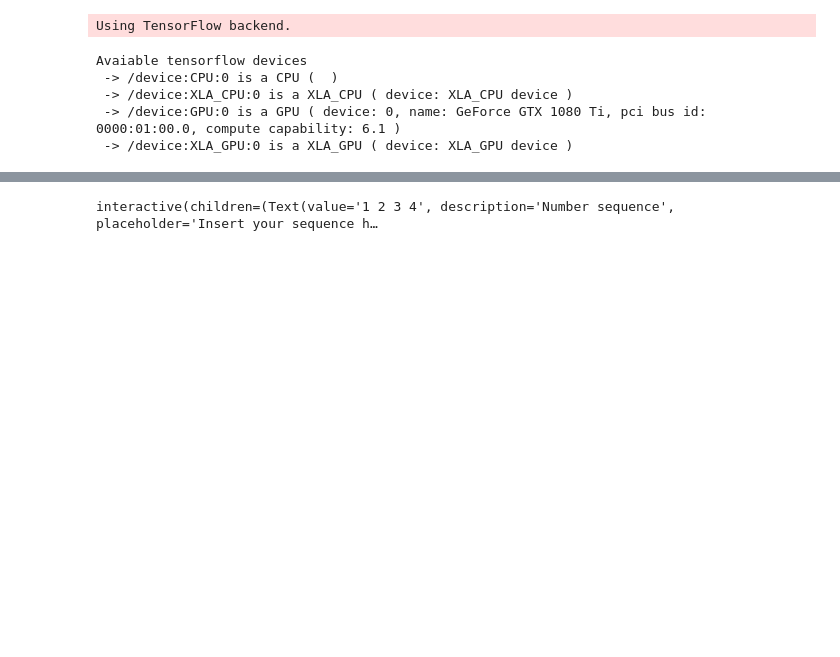
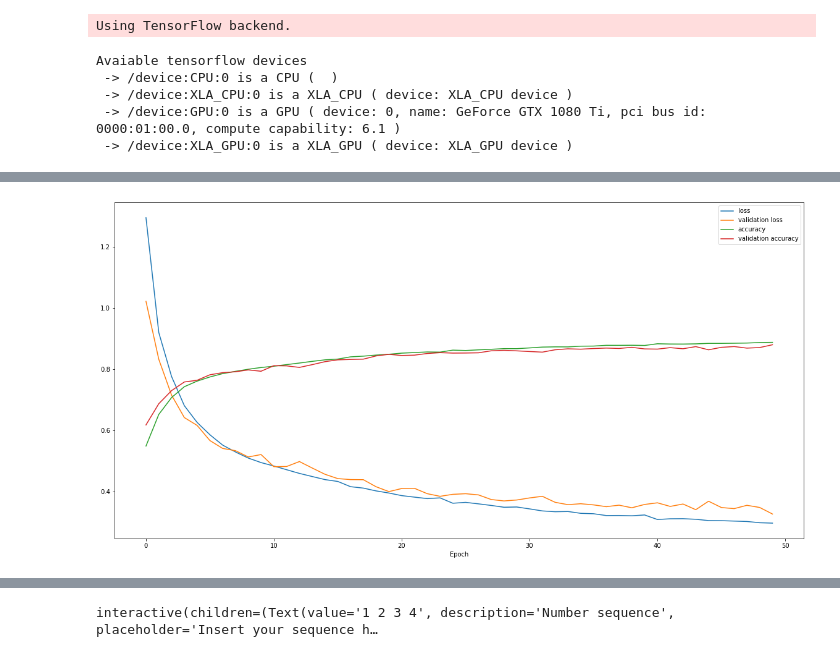
Before and after one commit to fhac-ewi/recurrent-neural-network, a Jupyter notebook: NumberSeriesTest.ipynb, the cells around one changed output, grey strips where cells are left out. Cells and saved outputs as stored; diff of their text form; code cells hidden in the pictures; blank space fills up the shorter version.

```diff
--- a/NumberSeriesTest.ipynb
+++ b/NumberSeriesTest.ipynb
@@ -191,0 +240,11 @@ plt.show()
+# %%
+simple_rnn_model = create_model(SimpleRNN)
+
+print("Training model:")
+print(simple_rnn_model.summary())
+
+start = time.time()
+loss_simple, acc_simple, val_loss_simple, val_acc_simple = train(simple_rnn_model, X_train, y_train, X_val, y_val, encoder, EPOCHS)
+end = time.time()
+
+print("Training took", timedelta(seconds=end - start))
@@ -191,0 +269,14 @@ plt.show()
+# %%
+fig, ax = plt.subplots(1, 1)
+
+ax.plot(loss_simple, label='loss')
+ax.plot(val_loss_simple, label='validation loss')
+ax.plot(acc_simple, label='accuracy')
+ax.plot(val_acc_simple, label='validation accuracy')
+ax.set_xlabel("Epoch")
+ax.legend()
+fig.set_size_inches(20, 10)
+
+plt.show()
+# %% [output]
+[figure, added]
```
Also changed, not shown: parts of 11 cells of this notebook.
